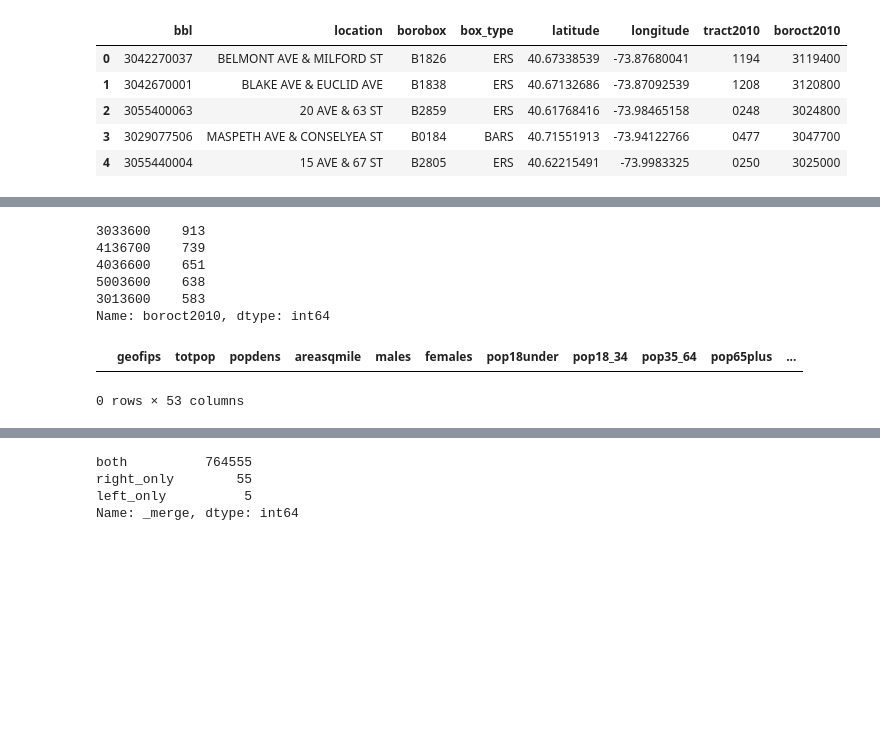
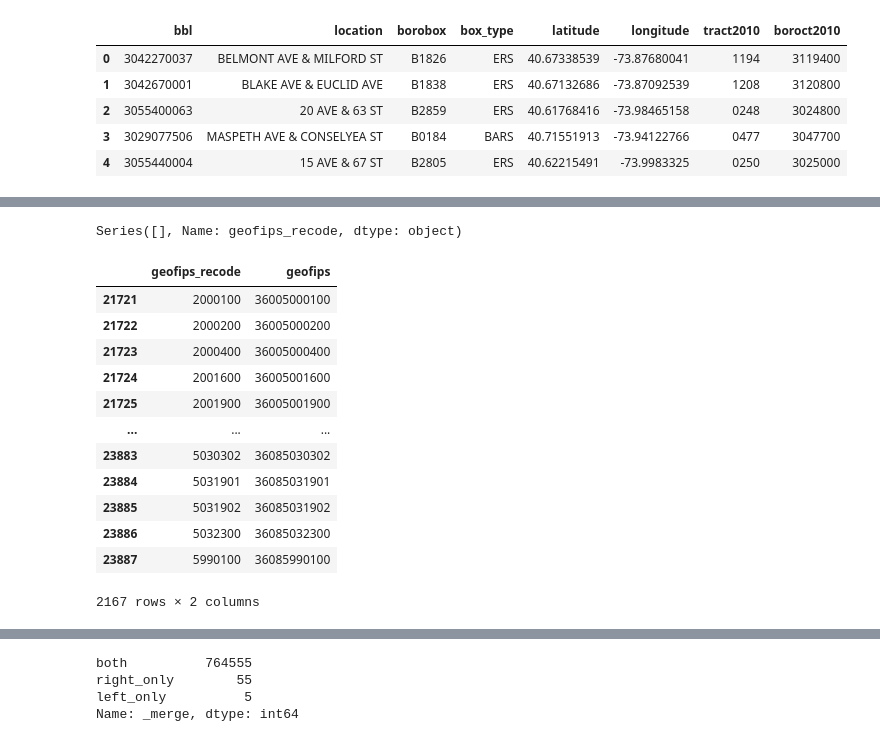
Before and after one commit to KaiElwood/machine-learning-final, a Jupyter notebook: code/00a_calculate_catchment.ipynb, the cells around one changed output, grey strips where cells are left out. Drawn from its saved outputs; the diff is of its cells as text; code cells hidden in the pictures; blank space fills up the shorter version.

Commit message:
fix: replace state fips code correctly

```diff
--- a/code/00a_calculate_catchment.ipynb
+++ b/code/00a_calculate_catchment.ipynb
@@ -172,18 +166,0 @@ Authentication successful.
-# %%
-acs['geofips']= acs['geofips'].astype(str).str.replace('36', '')
-acs['geofips_recode']= np.select([acs['geofips'].str[0:3] == '005',
-                                 acs['geofips'].str[0:3] == '047',
-                                 acs['geofips'].str[0:3] == '061',
-                                 acs['geofips'].str[0:3] == '081',
-                                 acs['geofips'].str[0:3] == '085'],
-                                ['2' + acs['geofips'].str[3:],
-                                '3' + acs['geofips'].str[3:],
-                                 '1' + acs['geofips'].str[3:],
-                                 '4' + acs['geofips'].str[3:],
-                                 '5' + acs['geofips'].str[3:]])
-
-print(acs.loc[acs['geofips_recode'].str.len() < 7, 'geofips_recode'])
-acs.loc[acs['geofips_recode'].str.len() < 7, 'geofips_recode']= \
-acs.loc[acs['geofips_recode'].str.len() < 7, 'geofips_recode'].str.pad(width = 7, fillchar = "0", side = "right")
-
-acs[['geofips_recode', 'geofips']].head()
@@ -271,14 +167,33 @@ pluto_acs.loc[pluto_acs["_merge"]=="right_only", :].sort_values('totpop', ascend
-# %%
-pluto_acs.loc[pluto_acs["_merge"]=="left_only", "boroct2010"].value_counts().head()
-# %% [output]
-3033600    913
-4136700    739
-4036600    651
-5003600    638
-3013600    583
-Name: boroct2010, dtype: int64
-# %%
-acs[acs['geofips_recode'].str.contains('336')]
-# %% [output]
-|  | geofips | totpop | popdens | areasqmile | males | females | pop18under | pop18_34 | pop35_64 | pop65plus | ... |
-0 rows × 53 columns
+# %%
+acs['geofips_recode']= acs['geofips'].astype(str).str[2:]
+acs['geofips_recode']= np.select([acs['geofips_recode'].str[0:3] == '005',
+                                 acs['geofips_recode'].str[0:3] == '047',
+                                 acs['geofips_recode'].str[0:3] == '061',
+                                 acs['geofips_recode'].str[0:3] == '081',
+                                 acs['geofips_recode'].str[0:3] == '085'],
+                                ['2' + acs['geofips_recode'].str[3:],
+                                '3' + acs['geofips_recode'].str[3:],
+                                 '1' + acs['geofips_recode'].str[3:],
+                                 '4' + acs['geofips_recode'].str[3:],
+                                 '5' + acs['geofips_recode'].str[3:]])
+
+print(acs.loc[acs['geofips_recode'].str.len() < 7, 'geofips_recode'].head())
+acs.loc[acs['geofips_recode'].str.len() < 7, 'geofips_recode']= \
+acs.loc[acs['geofips_recode'].str.len() < 7, 'geofips_recode'].str.pad(width = 7, fillchar = "0", side = "right")
+
+acs[['geofips_recode', 'geofips']]
+# %% [output]
+Series([], Name: geofips_recode, dtype: object)
+|  | geofips_recode | geofips |
+| 21721 | 2000100 | 36005000100 |
+| 21722 | 2000200 | 36005000200 |
+| 21723 | 2000400 | 36005000400 |
+| 21724 | 2001600 | 36005001600 |
+| 21725 | 2001900 | 36005001900 |
+| ... | ... | ... |
+| 23883 | 5030302 | 36085030302 |
+| 23884 | 5031901 | 36085031901 |
+| 23885 | 5031902 | 36085031902 |
+| 23886 | 5032300 | 36085032300 |
+| 23887 | 5990100 | 36085990100 |
+2167 rows × 2 columns
```
Also changed, not shown: parts of 23 cells of this notebook.
